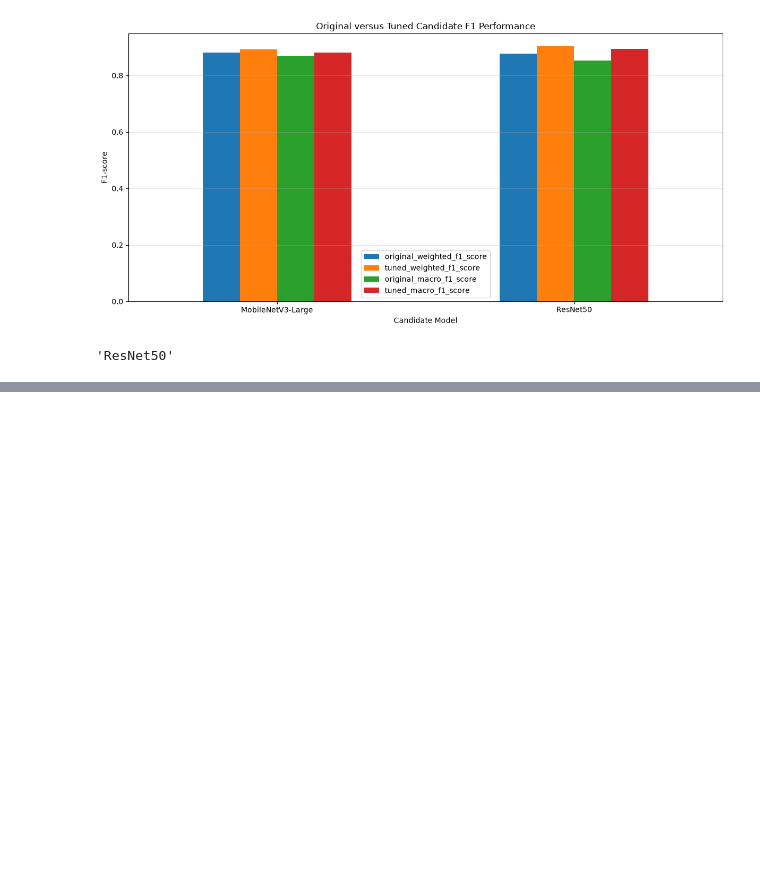
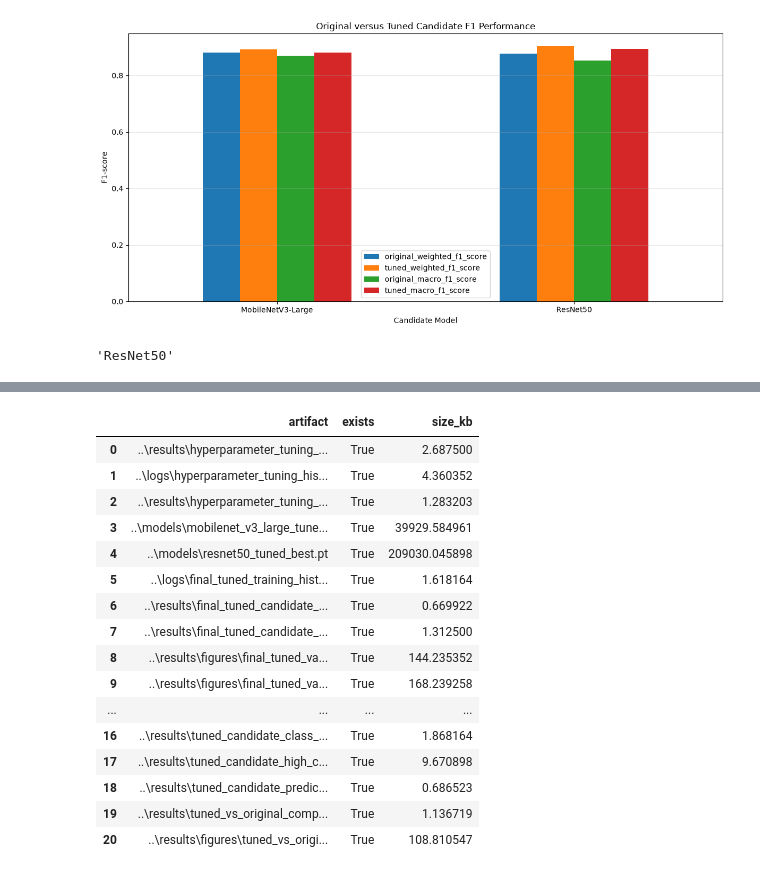
Before and after one commit to Soban-Creator/smart-waste-classification, a Jupyter notebook: notebooks/12_hyperparameter_tuning.ipynb, the cells around one changed output, grey strips where cells are left out. Drawn from its saved outputs; the diff is of its cells as text; code cells hidden in the pictures; blank space fills up the shorter version.

```diff
--- a/notebooks/12_hyperparameter_tuning.ipynb
+++ b/notebooks/12_hyperparameter_tuning.ipynb
@@ -5187,0 +5238,67 @@ best_tuned_model_name
+# %%
+expected_optimization_artifacts = [
+    TRIAL_RESULTS_PATH,
+    TRIAL_HISTORY_PATH,
+    WINNING_CONFIGURATIONS_PATH,
+    MOBILENET_TUNED_CHECKPOINT_PATH,
+    RESNET50_TUNED_CHECKPOINT_PATH,
+    FINAL_TUNING_HISTORY_PATH,
+    FINAL_TUNED_RESULTS_PATH,
+    FINAL_TUNED_RESULTS_JSON_PATH,
+    FINAL_TUNING_LOSS_FIGURE_PATH,
+    FINAL_TUNING_MACRO_F1_FIGURE_PATH,
+    MOBILENET_TUNED_CONFUSION_FIGURE_PATH,
+    RESNET50_TUNED_CONFUSION_FIGURE_PATH,
+    MOBILENET_TUNED_CONFUSION_CSV_PATH,
+    RESNET50_TUNED_CONFUSION_CSV_PATH,
+    TUNED_PER_CLASS_RESULTS_PATH,
+    TUNED_PER_CLASS_FIGURE_PATH,
+    TUNED_CLASS_CONFUSIONS_PATH,
+    HIGH_CONFIDENCE_TUNED_ERRORS_PATH,
+    TUNED_PREDICTION_DISTRIBUTION_PATH,
+    TUNED_VS_ORIGINAL_PATH,
+    TUNED_VS_ORIGINAL_F1_FIGURE_PATH,
+]
+
+optimization_artifact_status = pd.DataFrame(
+    [
+        {
+            "artifact": str(
+                artifact_path
+            ),
+            "exists": (
+                artifact_path.exists()
+            ),
+            "size_kb": (
+                artifact_path.stat().st_size
+                / 1024
+                if artifact_path.exists()
+                else None
+            ),
+        }
+        for artifact_path
+        in expected_optimization_artifacts
+    ]
+)
+
+display(
+    optimization_artifact_status
+)
+# %% [output]
+|  | artifact | exists | size_kb |
+| 0 | ..\results\hyperparameter_tuning_... | True | 2.687500 |
+| 1 | ..\logs\hyperparameter_tuning_his... | True | 4.360352 |
+| 2 | ..\results\hyperparameter_tuning_... | True | 1.283203 |
+| 3 | ..\models\mobilenet_v3_large_tune... | True | 39929.584961 |
+| 4 | ..\models\resnet50_tuned_best.pt | True | 209030.045898 |
+| 5 | ..\logs\final_tuned_training_hist... | True | 1.618164 |
+| 6 | ..\results\final_tuned_candidate_... | True | 0.669922 |
+| 7 | ..\results\final_tuned_candidate_... | True | 1.312500 |
+| 8 | ..\results\figures\final_tuned_va... | True | 144.235352 |
+| 9 | ..\results\figures\final_tuned_va... | True | 168.239258 |
+| ... | ... | ... | ... |
+| 16 | ..\results\tuned_candidate_class_... | True | 1.868164 |
+| 17 | ..\results\tuned_candidate_high_c... | True | 9.670898 |
+| 18 | ..\results\tuned_candidate_predic... | True | 0.686523 |
+| 19 | ..\results\tuned_vs_original_comp... | True | 1.136719 |
+| 20 | ..\results\figures\tuned_vs_origi... | True | 108.810547 |
```
Also changed, not shown: parts of 3 cells of this notebook, 11 other files.
